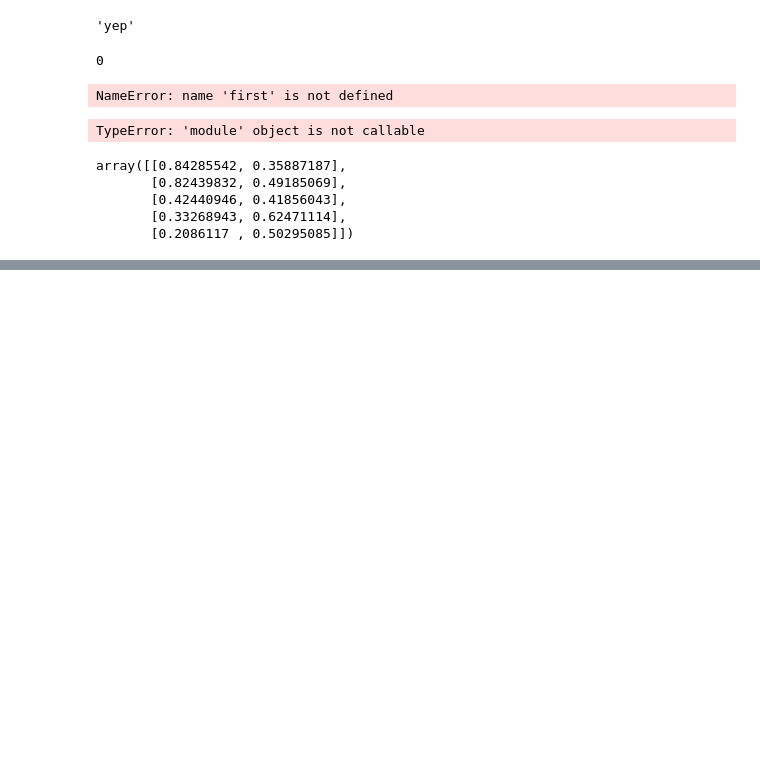
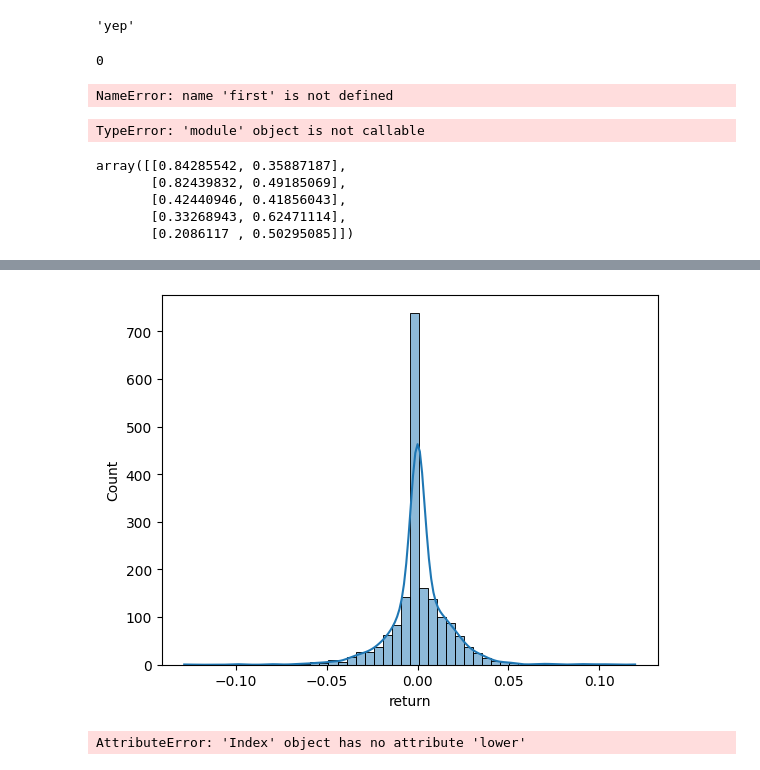
Before and after one commit to raza141/RL-Project, a Jupyter notebook: Crypto/test.ipynb, the cells around one changed output, grey strips where cells are left out. Drawn from its saved outputs; the diff is of its cells as text; code cells hidden in the pictures; blank space fills up the shorter version.

```diff
--- a/Crypto/test.ipynb
+++ b/Crypto/test.ipynb
@@ -870,0 +1027,13 @@ from argparse import ArgumentParser
+# %%
+df = yf.download('AAPL', start='2016-01-01', end='2023-12-31', interval='1D')
+df.reset_index(inplace=True)
+full_index = pd.date_range(start='2016-01-01', end='2023-12-31', freq='B')
+df = df.set_index('Date').reindex(full_index).rename_axis('Date')
+df.fillna(method='ffill', inplace=True)
+df.fillna(method='bfill', inplace=True)
+df = df[~((df.index.month == 2) & (df.index.day == 29))]
+df['Year'] = df.index.year
+print(len(df))
+print(df['Year'].value_counts())
+print(df.isna().sum())
+print(df.duplicated().sum())
@@ -870,0 +1131,7 @@ from argparse import ArgumentParser
+# %%
+df1['return'] = df1['Adj Close'].pct_change()
+# %%
+
+histogram_plot(df1, column='return')
+# %% [output]
+[figure, added]
@@ -870,0 +1140,5 @@ from argparse import ArgumentParser
+# %%
+if 'return' in df1.columns:
+    print("Hello")
+# %% [output]
+AttributeError: 'Index' object has no attribute 'lower'
```
Also changed, not shown: parts of 22 cells of this notebook, 1 other file.
